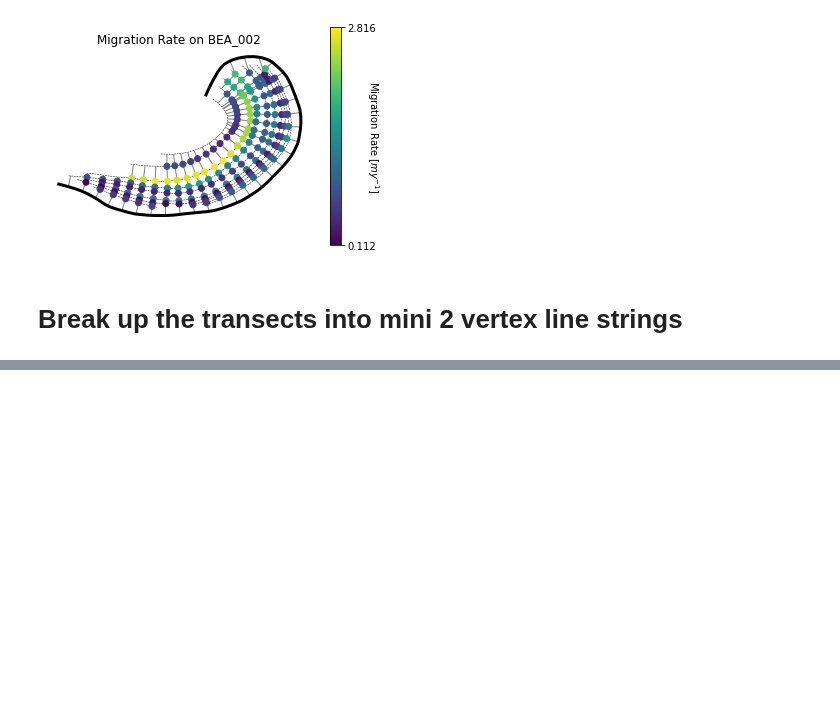
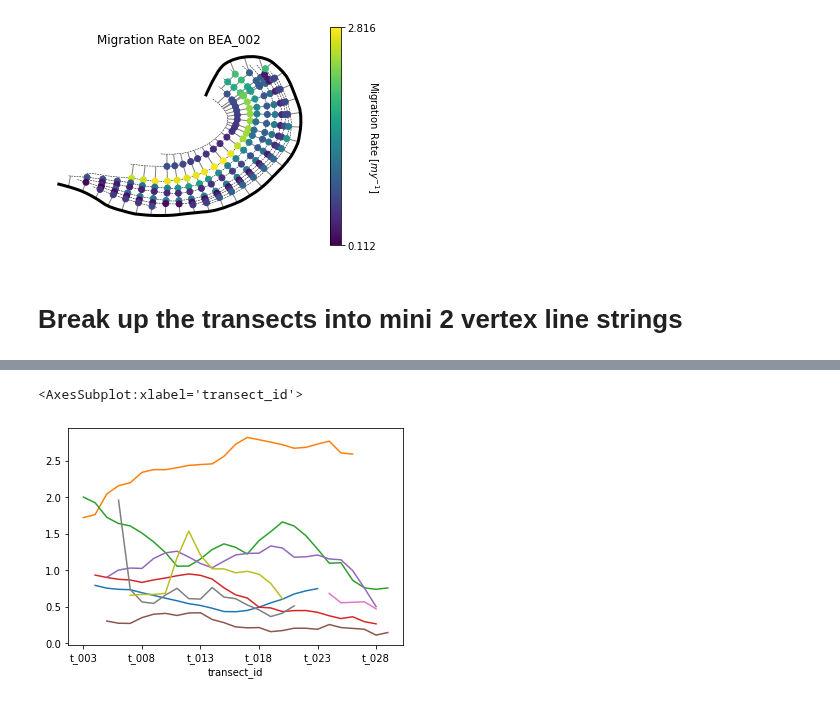
Before and after one commit to tamu-edu/scrollstats, a Jupyter notebook: Figure_MigrationRate.ipynb, the cells around one changed output, grey strips where cells are left out. Drawn from its saved outputs; the diff is of its cells as text; code cells hidden in the pictures; blank space fills up the shorter version.

```diff
--- a/Figure_MigrationRate.ipynb
+++ b/Figure_MigrationRate.ipynb
@@ -168,0 +177,6 @@ plt.tight_layout()
+# %%
+# Make each column a ridge
+itx_lines.loc[bend_id, "pre_mig_rate"].unstack().plot(legend=False)
+# %% [output]
+<AxesSubplot:xlabel='transect_id'>
+[figure, added]
```
Also changed, not shown: parts of 11 cells of this notebook.
